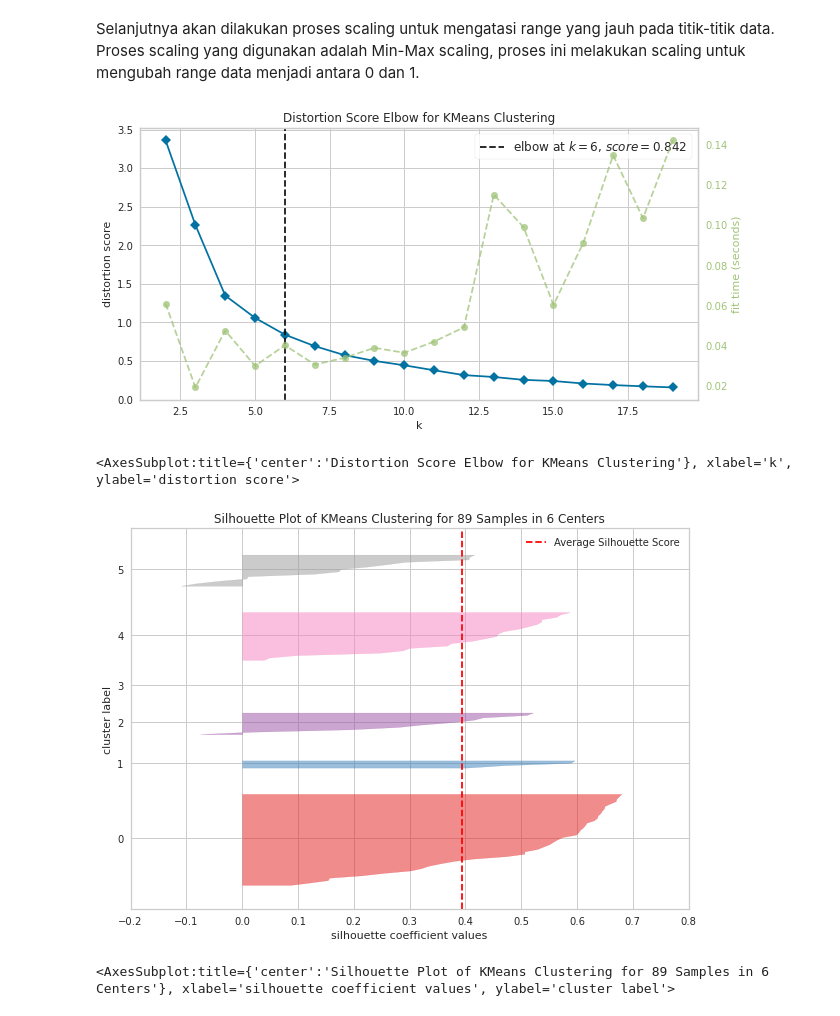
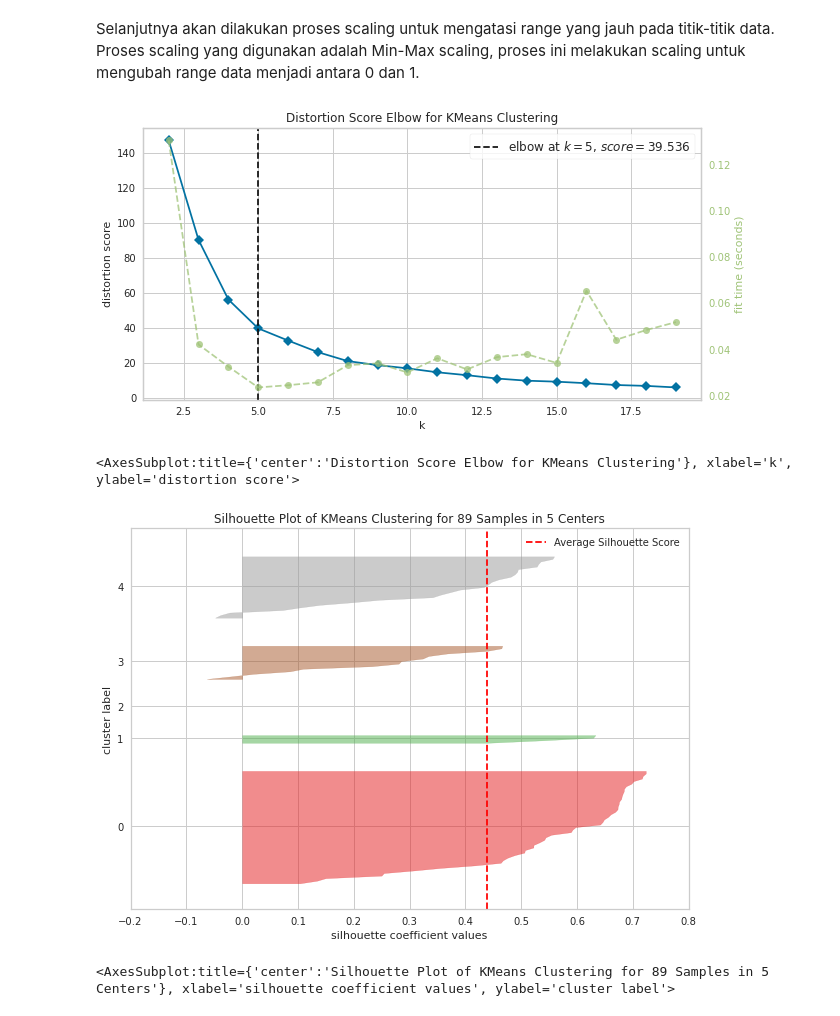
Before and after one commit to MAROON-LABKOM/script-praktikum, a Jupyter notebook: pemrograman-data-analisis/segmentasi-kmeans.ipynb, the cells around one changed output. Cells and saved outputs as stored; diff of their text form; code cells hidden in the pictures.

```diff
--- a/pemrograman-data-analisis/segmentasi-kmeans.ipynb
+++ b/pemrograman-data-analisis/segmentasi-kmeans.ipynb
@@ -49,8 +49,9 @@ Setelah didapatkan tabel dengan semua informasi yang dibutuhkan,
 # Recency
 # Ambil selisih waktu antara waktu order (order_date) dan waktu referensi (1999-01-01)
 
+date_ref = pd.to_datetime("1999-01-01")
 df_features = pd.DataFrame(df_RFM.groupby("customer_id")["order_date"].max()).reset_index()
-df_features["recency"] = df_features.apply(lambda x: pd.to_datetime("1999-01-01") - x["order_date"], axis=1)
+df_features["recency"] = df_features.apply(lambda x: date_ref - x["order_date"], axis=1)
 df_features["recency"] = df_features["recency"].dt.days
 
 df_features = df_features.drop("order_date", axis=1)
@@ -70,13 +71,13 @@ df_features = df_features.merge(df_temp_freq, on="customer_id")
 
 df_temp_monetary = df_RFM.copy()
 #df_temp_monetary["monetary_temp"] = (df_temp_monetary["unit_price"] * df_temp_monetary["quantity"]) - (df_temp_monetary["unit_price"] * df_temp_monetary["quantity"] * df_temp_monetary["discount"] / 100.0)
-df_temp_monetary["monetary_temp"] = df_temp_monetary["unit_price"] * df_temp_monetary["quantity"]
+df_temp_monetary["total_price"] = df_temp_monetary["unit_price"] * df_temp_monetary["quantity"]
 
-df_temp_monetary2 = pd.DataFrame(df_temp_monetary.groupby("customer_id")["monetary_temp"].sum())
-df_temp_monetary2 = df_temp_monetary2.rename(columns={"monetary_temp": "monetary"})
-df_temp_monetary2 = df_temp_monetary2.reset_index()
+df_temp_monetary = pd.DataFrame(df_temp_monetary.groupby("customer_id")["total_price"].sum())
+df_temp_monetary = df_temp_monetary.rename(columns={"total_price": "monetary"})
+df_temp_monetary = df_temp_monetary.reset_index()
 
-df_features = df_features.merge(df_temp_monetary2, on="customer_id")
+df_features = df_features.merge(df_temp_monetary, on="customer_id")
 # %%
 df_features.head()
 # %% [output]
@@ -125,20 +127,20 @@ X_train.shape
 # %% [markdown]
 Selanjutnya akan dilakukan proses scaling untuk mengatasi range yang jauh pada titik-titik data. Proses scaling yang digunakan adalah Min-Max scaling, proses ini melakukan scaling untuk mengubah range data menjadi antara 0 dan 1.
 # %%
-scaler = MinMaxScaler()
+scaler = StandardScaler()
 X_scaled = scaler.fit_transform(X_train)
 # %%
 # Elbow method
 plt.figure(figsize=(10,5))
 kelbow_visualizer(KMeans(random_state=4), X_scaled, k=(2, 20)).show()
 # %% [output]
-[figure, old version]
+[figure, new version]
 <AxesSubplot:title={'center':'Distortion Score Elbow for KMeans Clustering'}, xlabel='k', ylabel='distortion score'>
 # %%
 # Silhouette analysis
 plt.figure(figsize=(10,7))
-silhouette_visualizer(KMeans(n_clusters=6, random_state=42), X_scaled).show()
+silhouette_visualizer(KMeans(n_clusters=5, random_state=42), X_scaled).show()
 # %% [output]
-[figure, old version]
+[figure, new version]
-<AxesSubplot:title={'center':'Silhouette Plot of KMeans Clustering for 89 Samples in 6 Centers'}, xlabel='silhouette coefficient values', ylabel='cluster label'>
+<AxesSubplot:title={'center':'Silhouette Plot of KMeans Clustering for 89 Samples in 5 Centers'}, xlabel='silhouette coefficient values', ylabel='cluster label'>
 # %%
```
Also changed, not shown: parts of 5 cells of this notebook, 3 other files.
